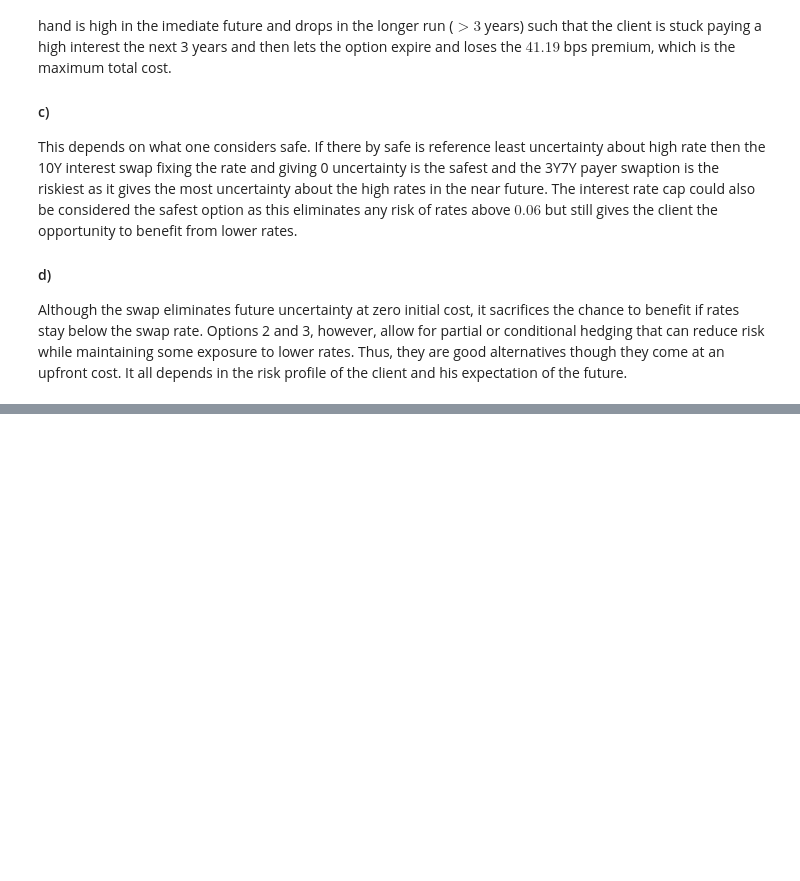
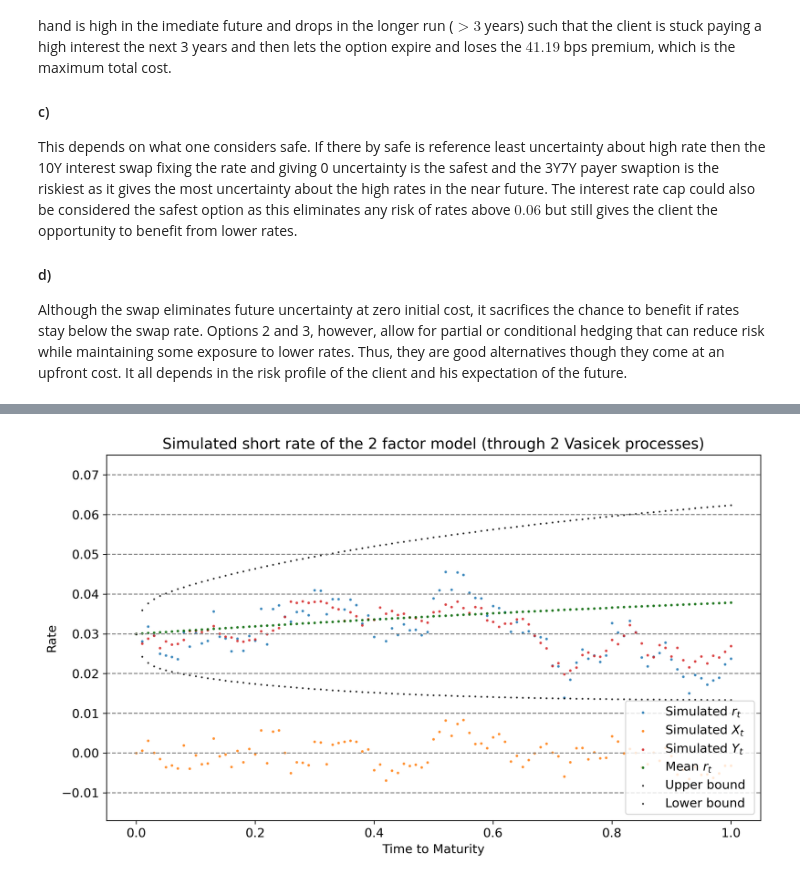
Before and after one commit to johanoelgaard/FixedIncome, a Jupyter notebook: 12/12.ipynb, the cells around one changed output, grey strips where cells are left out. Saved outputs shown, nothing was run; the diff lists cells and outputs as text; code cells hidden in the pictures; blank space fills up the shorter version.

```diff
--- a/12/12.ipynb
+++ b/12/12.ipynb
@@ -886,0 +376,80 @@ Thus the **stationary distribution** of $r_t$ (as $t\to\infty$) is normal with m
+# %%
+# c
+def mean_2factor(x0, gamma, phi, y0, a, b, sigma, T):
+    if T == np.inf:
+        mean = b / a
+    else:
+        mean = x0 * np.exp(-gamma * T) + y0 * np.exp(-a * T) + (b / a) * (1 - np.exp(-a * T))
+    return mean
+
+def ci_2factor(x0, gamma, phi, y0, a, b, sigma, T, size_ci):
+    if isinstance(T, (int, float, np.int32, np.int64, np.float64)):
+        z = norm.ppf(size_ci + 0.5 * (1 - size_ci), 0, 1)
+        if T < 1e-6:
+            lb, ub = x0+y0, x0+y0
+        elif T == np.inf:
+            mean = b / a
+            std = np.sqrt(sigma**2 / (2 * a))
+            lb, ub = mean - z * std, mean + z * std
+        else:
+            mean = mean_2factor(x0, gamma, phi, y0, a, b, sigma, T)
+            std = np.sqrt(phi**2 / (2 * gamma)*(1-np.exp(-2*gamma*T))+sigma**2 / (2 * a) * (1 - np.exp(-2 * a * T)))
+            lb, ub = mean - z * std, mean + z * std
+    elif isinstance(T, (tuple, list, np.ndarray)):
+        N = len(T)
+        lb, ub = np.zeros([N]), np.zeros([N])
+        z = norm.ppf(size_ci + 0.5 * (1 - size_ci), 0, 1)
+        for i in range(N):
+            if T[i] < 1e-6:
+                lb[i], ub[i] = x0+y0, x0+y0
+            else:
+                mean = mean_2factor(x0, gamma, phi, y0, a, b, sigma, T[i])
+                std =np.sqrt(phi**2 / (2 * gamma)*(1-np.exp(-2*gamma*T[i]))+sigma**2 / (2 * a) * (1 - np.exp(-2 * a * T[i])))
+                lb[i], ub[i] = mean - z * std, mean + z * std
+    else:
+        print(f"T is not of recognized type")
+        lb, ub = False, False
+    return lb, ub
+x0, gamma, phi = 0, 32, 0.03
+y0, a, b, sigma = 0.03, 0.5, 0.025, 0.015
+N_simul, T_simul = 100, 1
+t_simul = np.linspace(0, T_simul, N_simul+1)
+ci_size = 0.95
+
+np.random.seed(25)
+x_simul = fid.simul_vasicek(x0, gamma, 0, phi, N_simul, T_simul, method='exact')
+y_simul = fid.simul_vasicek(y0, a, b, sigma, N_simul, T_simul, method='exact')
+r_simul = x_simul + y_simul
+r_mean = np.zeros(N_simul+1)
+for i, t in enumerate(t_simul):
+    r_mean[i] = mean_2factor(x0, gamma, phi, y0, a, b, sigma, t)
+r_lb, r_ub = ci_2factor(x0, gamma, phi, y0, a, b, sigma, t_simul, ci_size)
+r_simul_plot = [{'label':'Simulated $r_t$','x':t_simul,'y':r_simul,'s':10},
+                {'label':'Simulated $X_t$','x':t_simul,'y':x_simul,'s':10},
+                {'label':'Simulated $Y_t$','x':t_simul,'y':y_simul,'s':10},
+                {'label':'Mean $r_t$','x':t_simul,'y':r_mean,'s':10, 'color':'darkgreen'},
+                {'label':f'Upper bound','x':t_simul,'y':r_ub,'s':3, 'color':'black'},
+                {'label':f'Lower bound','x':t_simul,'y':r_lb,'s':3, 'color':'black'}]
+plot.rates(r_simul_plot,title='Simulated short rate of the 2 factor model (through 2 Vasicek processes)')
+
+N_simul10, T_simul10 = 1000, 10
+t_simul10 = np.linspace(0, T_simul10, N_simul10+1)
+np.random.seed(25)
+x_simul10 = fid.simul_vasicek(x0, gamma, 0, phi, N_simul10, T_simul10, method='exact')
+y_simul10 = fid.simul_vasicek(y0, a, b, sigma, N_simul10, T_simul10, method='exact')
+r_simul10 = x_simul10 + y_simul10
+r_mean10 = np.zeros(N_simul10+1)
+for i, t in enumerate(t_simul10):
+    r_mean10[i] = mean_2factor(x0, gamma, phi, y0, a, b, sigma, t)
+r_lb10, r_ub10 = ci_2factor(x0, gamma, phi, y0, a, b, sigma, t_simul10, ci_size)
+r_simul_plot10 = [{'label':'Simulated $r_t$','x':t_simul10,'y':r_simul10,'s':5},
+                {'label':'Simulated $X_t$','x':t_simul10,'y':x_simul10,'s':5},
+                {'label':'Simulated $Y_t$','x':t_simul10,'y':y_simul10,'s':5},
+                {'label':'Mean $r_t$','x':t_simul10,'y':r_mean10,'s':5, 'color':'darkgreen'},
+                {'label':f'Upper bound','x':t_simul10,'y':r_ub10,'s':2, 'color':'black'},
+                {'label':f'Lower bound','x':t_simul10,'y':r_lb10,'s':2, 'color':'black'}]
+plot.rates(r_simul_plot10,title='Simulated short rate of the 2 factor model (through 2 Vasicek processes)')
+print(f'Upper bound at t=1: {r_ub[-1]:.5f}, lower bound at t=1: {r_lb[-1]:.5f}')
+print(f'Upper bound at t=10: {r_ub10[-1]:.5f}, lower bound at t=10: {r_lb10[-1]:.5f}')
+# %% [output]
+[figure, added]
```
Also changed, not shown: parts of 12 cells of this notebook, 3 other files.
